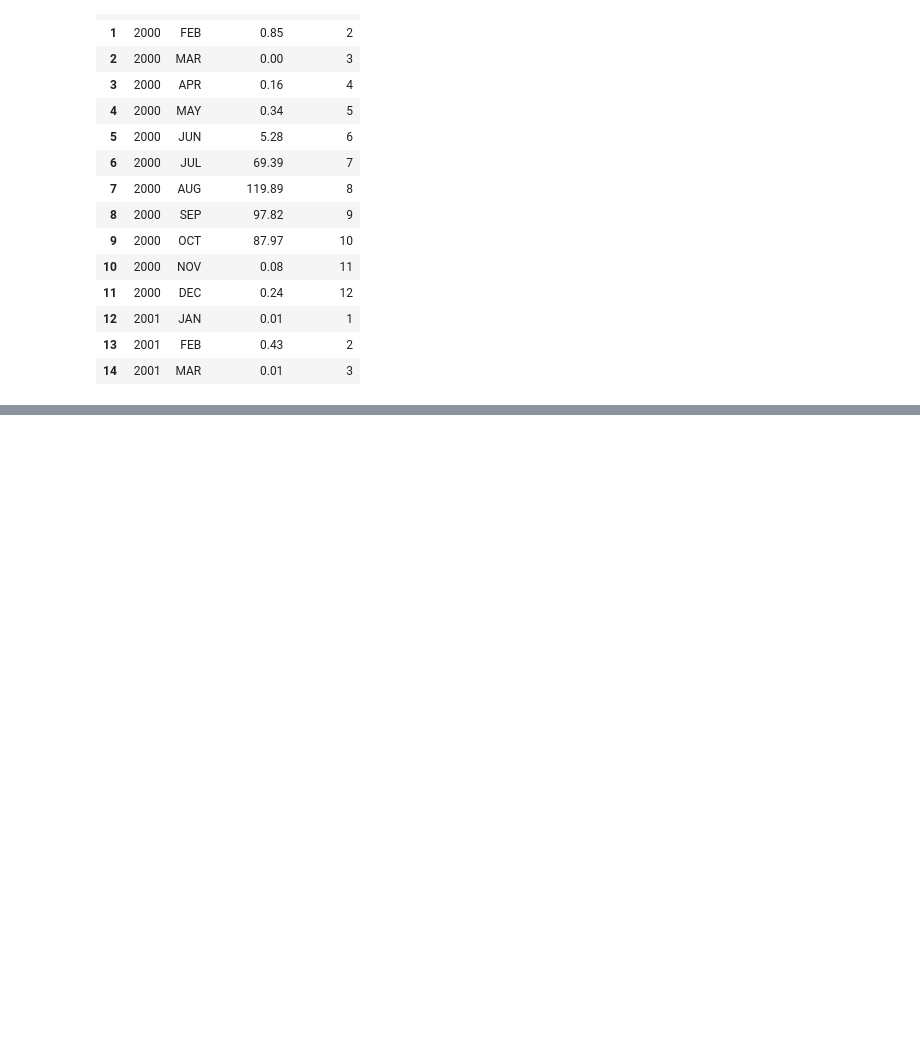
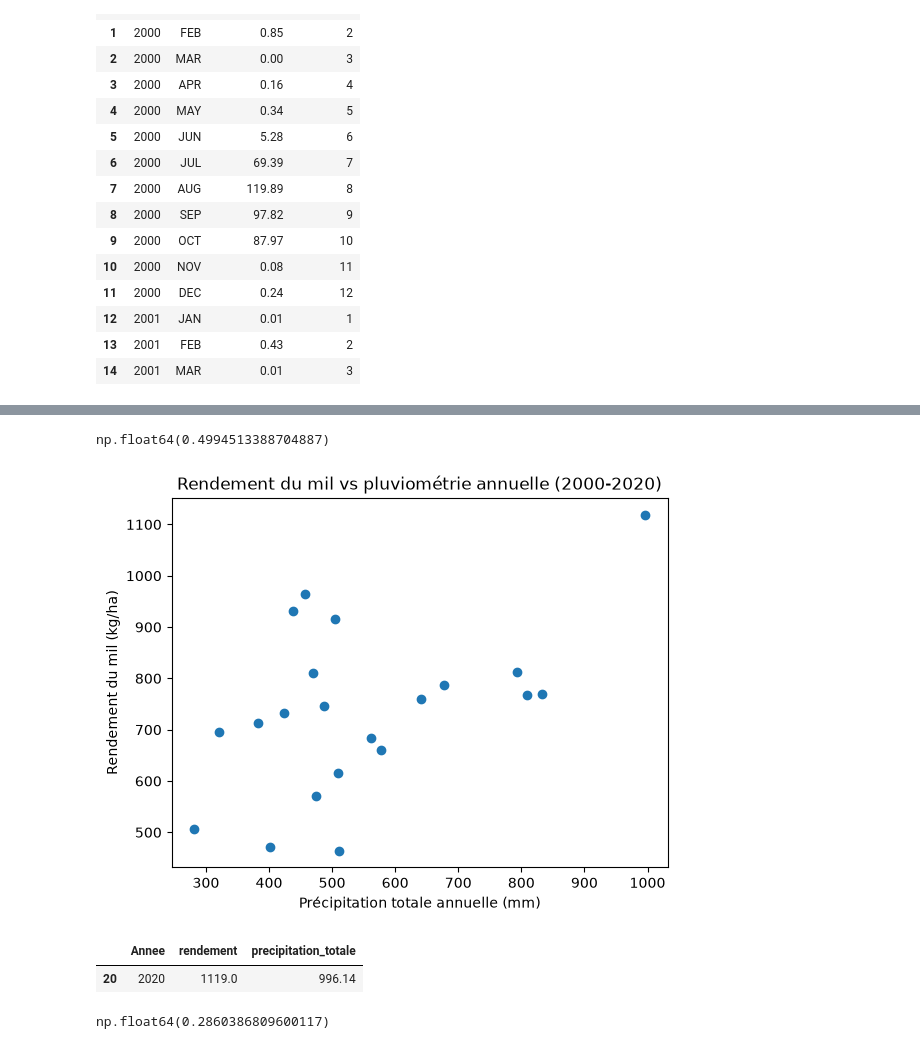
Before and after one commit to badienefatoudiouf-bit/analyse-rendements-pluviometrie-senegal, a Jupyter notebook: analyse_rendements.ipynb, the cells around one changed output, grey strips where cells are left out. Drawn from its saved outputs; the diff is of its cells as text; code cells hidden in the pictures; blank space fills up the shorter version.

```diff
--- a/analyse_rendements.ipynb
+++ b/analyse_rendements.ipynb
@@ -90,0 +125,2 @@ df_pluie_long.head(15)
+# %%
+pluie_annuelle = df_pluie_long.groupby('YEAR')['precipitation'].sum()
@@ -90,0 +147,8 @@ df_pluie_long.head(15)
+# %%
+pluie_annuelle_df = pluie_annuelle.reset_index()
+pluie_annuelle_df.columns = ['Annee', 'precipitation_totale']
+# %%
+mil_df = df_mil_rendement[['Année', 'Valeur']].copy()
+mil_df.columns = ['Annee', 'rendement']
+# %%
+df_final = pd.merge(mil_df, pluie_annuelle_df, on='Annee')
@@ -90,0 +175,24 @@ df_pluie_long.head(15)
+# %%
+df_final['rendement'].corr(df_final['precipitation_totale'])
+# %% [output]
+np.float64(0.4994513388704887)
+# %%
+import matplotlib.pyplot as plt
+
+plt.scatter(df_final['precipitation_totale'], df_final['rendement'])
+plt.xlabel("Précipitation totale annuelle (mm)")
+plt.ylabel("Rendement du mil (kg/ha)")
+plt.title("Rendement du mil vs pluviométrie annuelle (2000-2020)")
+plt.show()
+# %% [output]
+[figure, added]
+# %%
+df_final[df_final['precipitation_totale'] > 900]
+# %% [output]
+|  | Annee | rendement | precipitation_totale |
+| 20 | 2020 | 1119.0 | 996.14 |
+# %%
+df_sans_2020 = df_final[df_final['Annee'] != 2020]
+df_sans_2020['rendement'].corr(df_sans_2020['precipitation_totale'])
+# %% [output]
+np.float64(0.2860386809600117)
```
Also changed, not shown: parts of 7 cells of this notebook, 4 other files.
